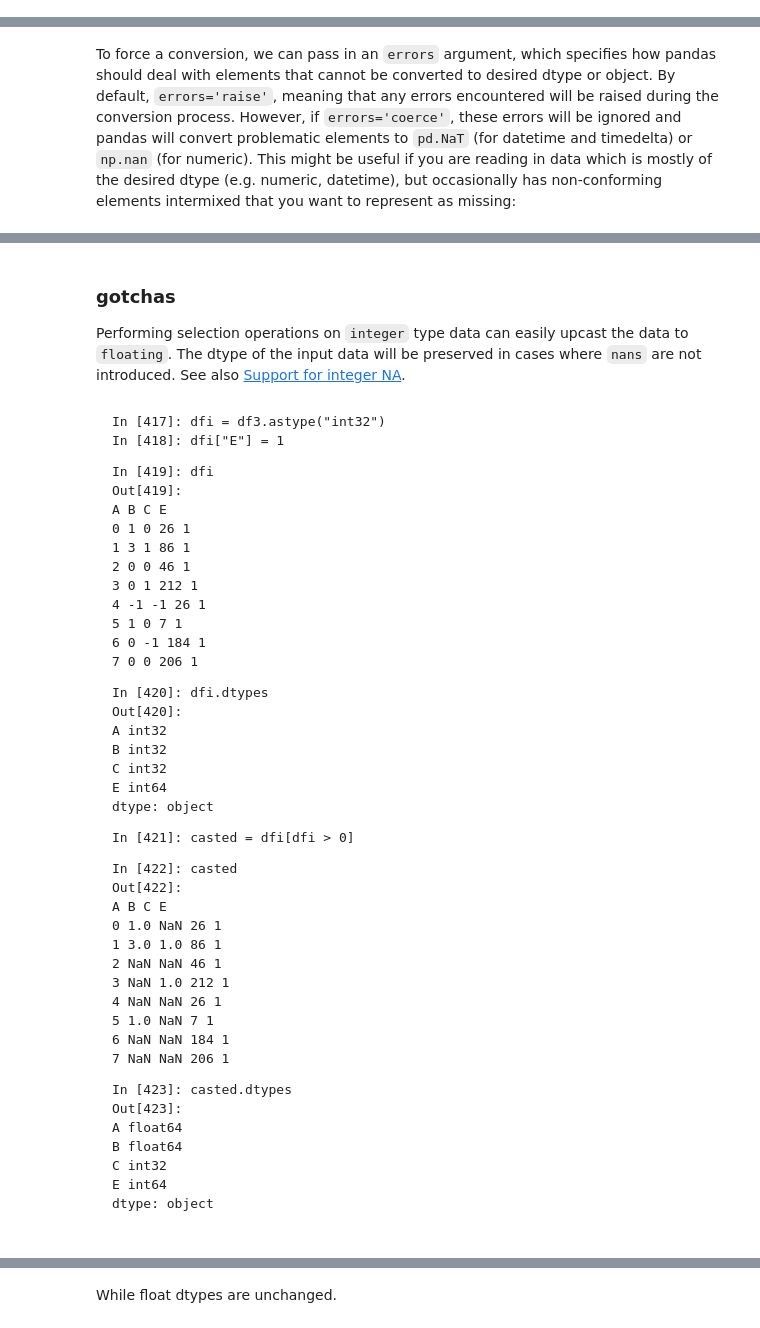
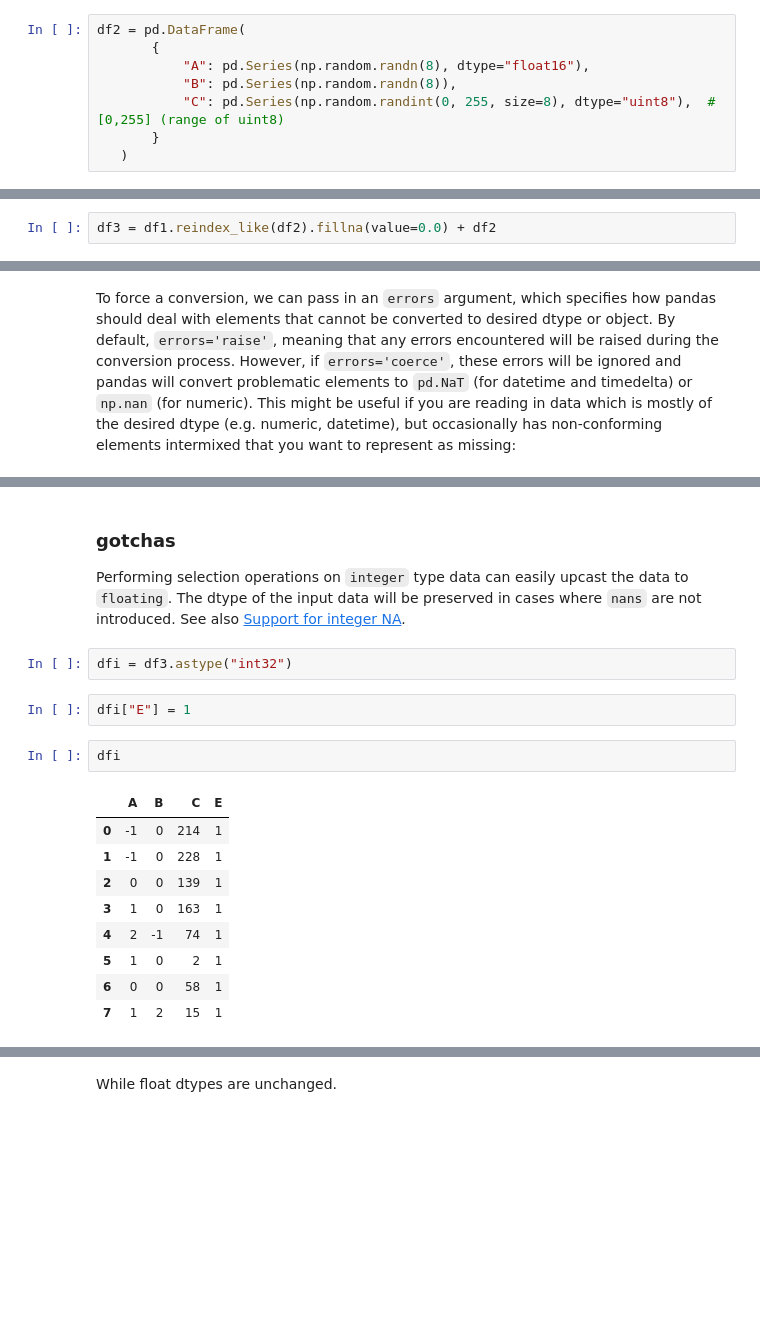
Before and after one commit to Francesco-Ghizzo/Data-Science, a Jupyter notebook: Python/Pandas/User Guide/Essential basic functionality.ipynb, the cells around one changed output, grey strips where cells are left out. Drawn from its saved outputs; the diff is of its cells as text; blank space fills up the shorter version.

```diff
--- a/Python/Pandas/User Guide/Essential basic functionality.ipynb
+++ b/Python/Pandas/User Guide/Essential basic functionality.ipynb
@@ -3164,0 +3071,8 @@ dtype: object
+# %%
+df2 = pd.DataFrame(
+       {
+           "A": pd.Series(np.random.randn(8), dtype="float16"),
+           "B": pd.Series(np.random.randn(8)),
+           "C": pd.Series(np.random.randint(0, 255, size=8), dtype="uint8"),  # [0,255] (range of uint8)
+       }
+   )
@@ -3226,0 +3128,2 @@ dtype: object
+# %%
+df3 = df1.reindex_like(df2).fillna(value=0.0) + df2
@@ -3524,53 +3421,20 @@ Out[416]:
 
 <p>Performing selection operations on <code>integer</code> type data can easily upcast the data to <code>floating</code>.
 The dtype of the input data will be preserved in cases where <code>nans</code> are not introduced.
-See also <a href="gotchas.html#gotchas-intna">Support for integer NA</a>.</p>
+See also <a href="https://pandas.pydata.org/docs/user_guide/gotchas.html#gotchas-intna">Support for integer NA</a>.</p>
-# %% [markdown]
-<div class="highlight-ipython notranslate"><div class="highlight"><pre id="codecell152">In [417]: dfi = df3.astype("int32")
-
-In [418]: dfi["E"] = 1
-
-In [419]: dfi
-Out[419]:
-   A  B    C  E
-0  1  0   26  1
-1  3  1   86  1
-2  0  0   46  1
-3  0  1  212  1
-4 -1 -1   26  1
-5  1  0    7  1
-6  0 -1  184  1
-7  0  0  206  1
-
-In [420]: dfi.dtypes
-Out[420]:
-A    int32
-B    int32
-C    int32
-E    int64
-dtype: object
-
-In [421]: casted = dfi[dfi &gt; 0]
-
-In [422]: casted
-Out[422]:
-     A    B    C  E
-0  1.0  NaN   26  1
-1  3.0  1.0   86  1
-2  NaN  NaN   46  1
-3  NaN  1.0  212  1
-4  NaN  NaN   26  1
-5  1.0  NaN    7  1
-6  NaN  NaN  184  1
-7  NaN  NaN  206  1
-
-In [423]: casted.dtypes
-Out[423]:
-A    float64
-B    float64
-C      int32
-E      int64
-dtype: object
-</pre>
-</div>
-</div>
+# %%
+dfi = df3.astype("int32")
+# %%
+dfi["E"] = 1
+# %%
+dfi
+# %% [output]
+|  | A | B | C | E |
+| 0 | -1 | 0 | 214 | 1 |
+| 1 | -1 | 0 | 228 | 1 |
+| 2 | 0 | 0 | 139 | 1 |
+| 3 | 1 | 0 | 163 | 1 |
+| 4 | 2 | -1 | 74 | 1 |
+| 5 | 1 | 0 | 2 | 1 |
+| 6 | 0 | 0 | 58 | 1 |
+| 7 | 1 | 2 | 15 | 1 |
```
Also changed, not shown: parts of 272 cells of this notebook.
